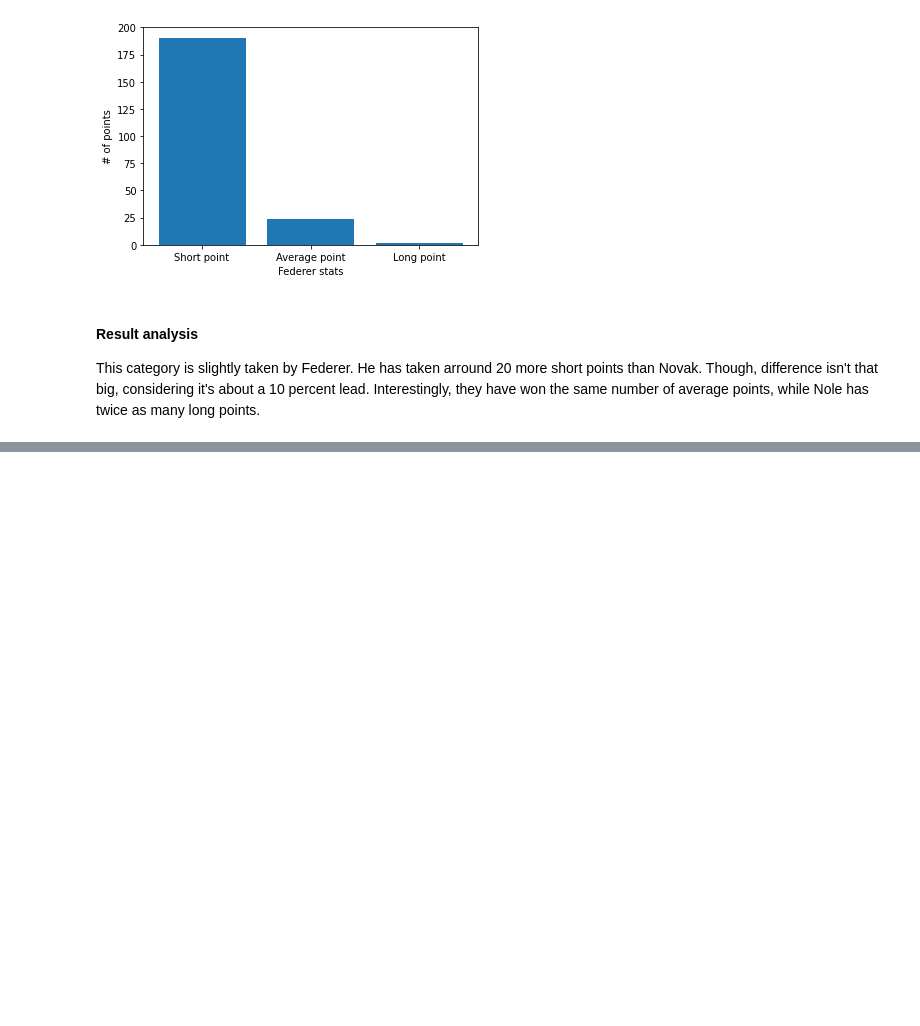
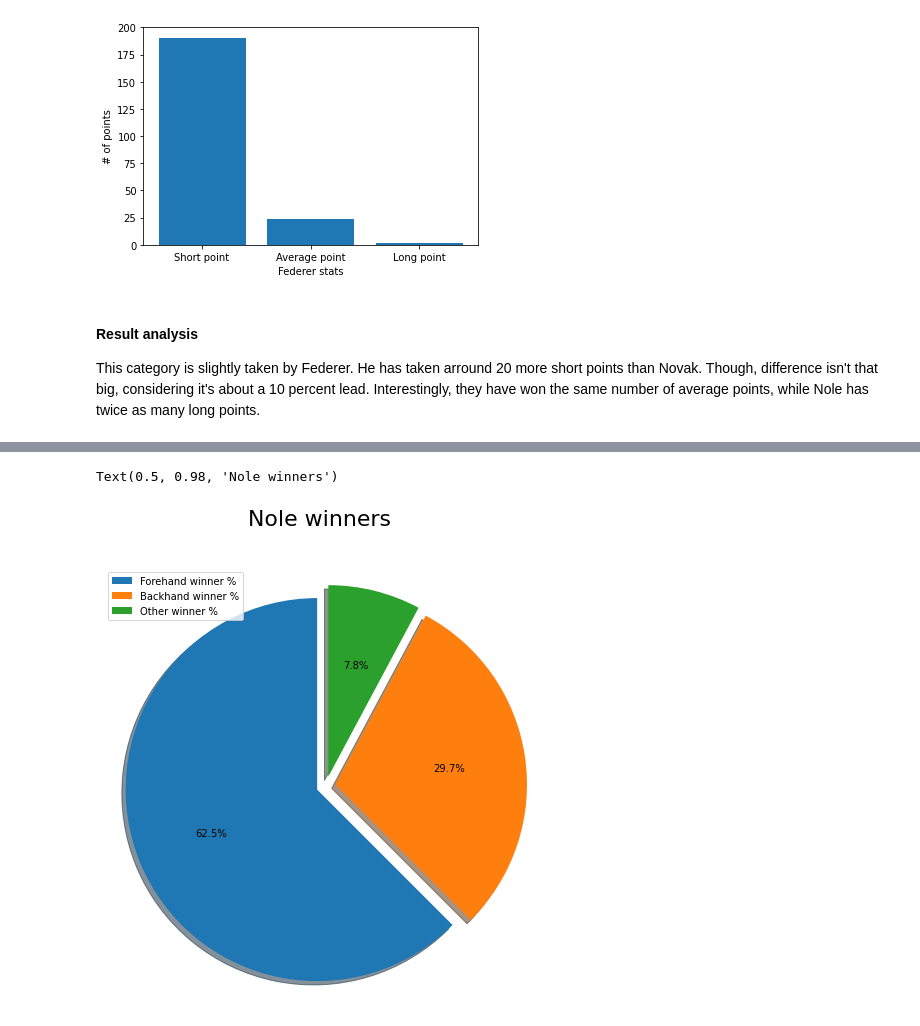
Before and after one commit to PinkFrojdSenjak/Exploratary-Data-Analysis---Tennis-Match-Dataset, a Jupyter notebook: Untitled.ipynb, the cells around one changed output, grey strips where cells are left out. Cells and saved outputs as stored; diff of their text form; code cells hidden in the pictures; blank space fills up the shorter version.

```diff
--- a/Untitled.ipynb
+++ b/Untitled.ipynb
@@ -206,0 +265,18 @@ This category is slightly taken by Federer. He has taken arround 20 more short p
+# %%
+temp, noleWinner, fedWinner = df['winner'].value_counts()
+# %%
+temp, noleFhwin, fedFhwin = df['forehand_winner'].value_counts()
+temp, noleBkwin, fedBkwin = df['backhand_winner'].value_counts()
+# %%
+#plotting pie chart, again...
+labelsPieWinner = ['Forehand winner %', 'Backhand winner %', 'Other winner %']
+sizesNole = [noleFhwin / noleWinner, noleBkwin / noleWinner, 1 - (noleFhwin + noleBkwin) / noleWinner]
+explode = [0.05, 0.05, 0.05]
+fig,ax = plt.subplots(1,1,figsize = (8,8))
+ax.pie(sizesNole,autopct='%1.1f%%',explode = explode, shadow = True, startangle=90 )
+ax.axis('equal')
+ax.legend(labels = labelsPieWinner)
+fig.suptitle('Nole winners', fontsize = 22)
+# %% [output]
+Text(0.5, 0.98, 'Nole winners')
+[figure, added]
```
Also changed, not shown: parts of 40 cells of this notebook.
